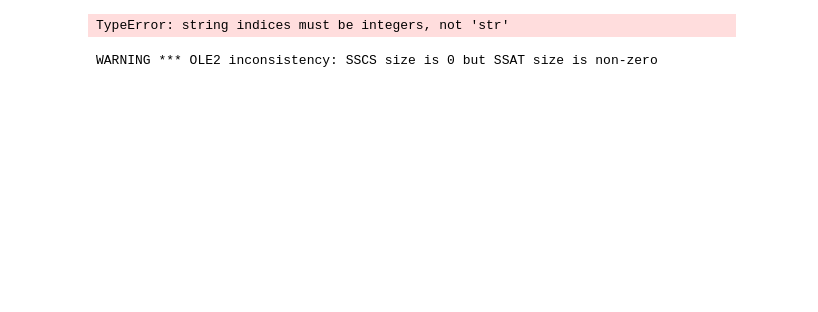
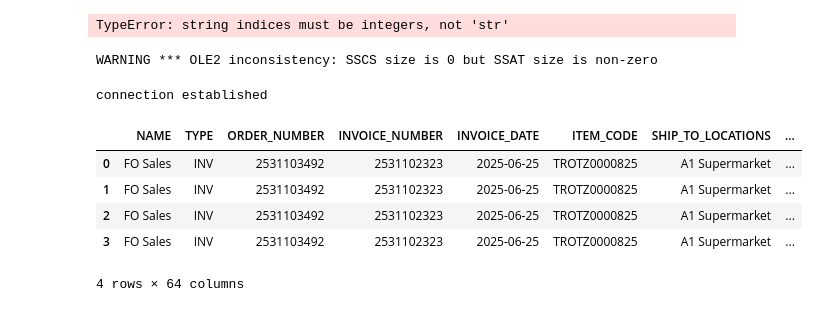
Before and after one commit to DelinJohn2/pwani-Credit-Optimization, a Jupyter notebook: test2.ipynb, the cells around one changed output. Saved outputs shown, nothing was run; the diff lists cells and outputs as text; code cells hidden in the pictures; blank space fills up the shorter version.

```diff
--- a/test2.ipynb
+++ b/test2.ipynb
@@ -1103,3 +1183,25 @@ def fetch_customer_data(customer_nos:list):
         return cleaned
 # %% [output]
 WARNING *** OLE2 inconsistency: SSCS size is 0 but SSAT size is non-zero
+# %%
+from data_ingestion import DataFetcherOracleCustomer
+from config import oracle_config
+
+dsn, username, password=oracle_config()
+
+
+fetch=DataFetcherOracleCustomer(password,username,dsn)
+fetch.connect()
+# %% [output]
+connection established
+# %%
+data=fetch.fetch_invoice_data("18-06-2025")
+# %%
+data
+# %% [output]
+|  | NAME | TYPE | ORDER_NUMBER | INVOICE_NUMBER | INVOICE_DATE | ITEM_CODE | SHIP_TO_LOCATIONS | ... |
+| 0 | FO Sales | INV | 2531103492 | 2531102323 | 2025-06-25 | TROTZ0000825 | A1 Supermarket | ... |
+| 1 | FO Sales | INV | 2531103492 | 2531102323 | 2025-06-25 | TROTZ0000825 | A1 Supermarket | ... |
+| 2 | FO Sales | INV | 2531103492 | 2531102323 | 2025-06-25 | TROTZ0000825 | A1 Supermarket | ... |
+| 3 | FO Sales | INV | 2531103492 | 2531102323 | 2025-06-25 | TROTZ0000825 | A1 Supermarket | ... |
+4 rows × 64 columns
```
Also changed, not shown: parts of 12 cells of this notebook, 23 other files.
